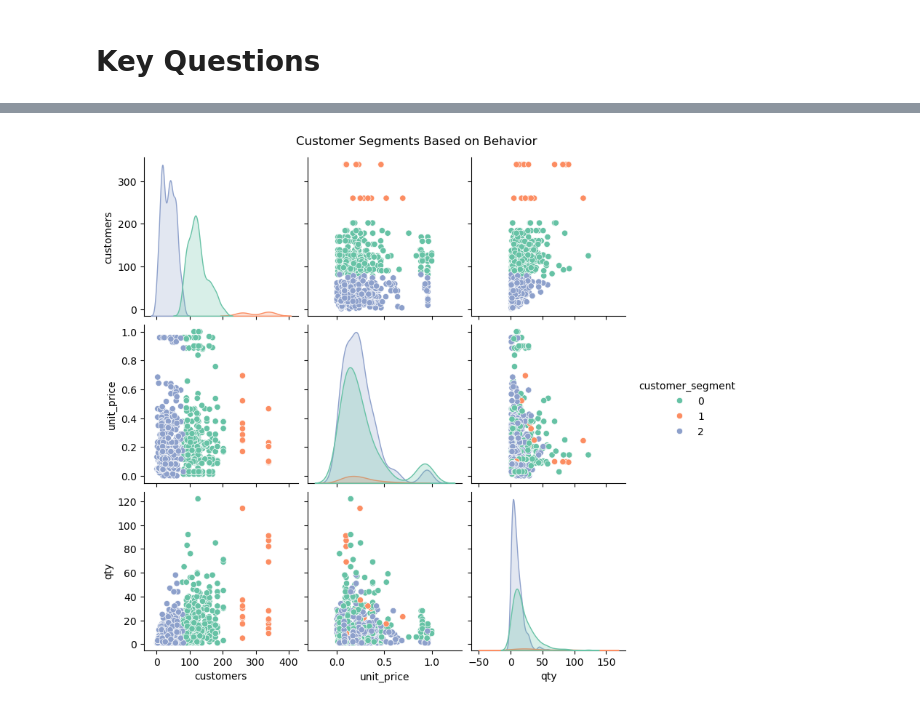
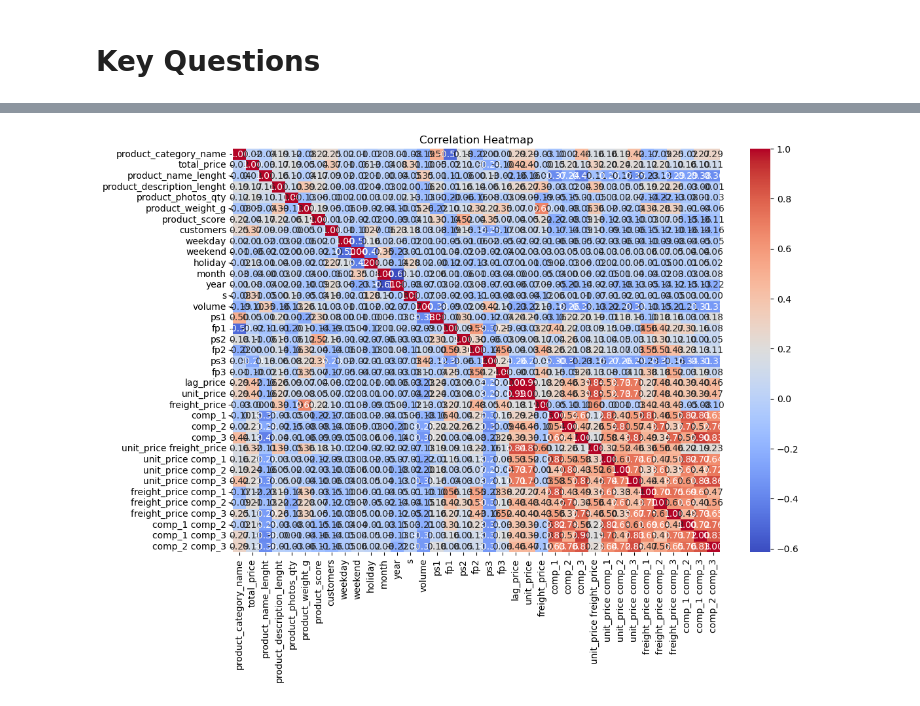
Before and after one commit to MiltonGreat/Price-Optimization, a Jupyter notebook: Retail Price Optimization.ipynb, the cells around one changed output, grey strips where cells are left out. Saved outputs shown, nothing was run; the diff lists cells and outputs as text; code cells hidden in the pictures.

```diff
--- a/Retail Price Optimization.ipynb
+++ b/Retail Price Optimization.ipynb
@@ -459,0 +580,23 @@ After fix - unit_price type: <class 'pandas.core.series.Series'>, shape: (676,)
+# %%
+# Step 1: Drop unnecessary columns
+data.drop(columns=['product_id'], inplace=True)
+
+# Step 2: Drop interaction features if not needed
+interaction_features = [col for col in data.columns if " " in col]
+print("Dropping interaction features:")
+print(interaction_features)
+data.drop(columns=interaction_features, inplace=True)
+
+# Step 3: Split data into features and target
+target_column = 'qty'
+X = data.drop(columns=[target_column])
+y = data[target_column]
+
+# Step 4: Train-test split
+from sklearn.model_selection import train_test_split
+X_train, X_test, y_train, y_test = train_test_split(X, y, test_size=0.2, random_state=42)
+
+# Step 5: Print final feature shapes
+print(f"Training Features Shape: {X_train.shape}")
+print(f"Testing Features Shape: {X_test.shape}")
+print(f"Target Shape: {y.shape}")
@@ -685,17 +696,13 @@ plt.show()
-# %%
-# Customer Segmentation
-# Cluster customers based on their purchase behavior for targeted pricing strategies.
-
-from sklearn.cluster import KMeans
-
-# Use customer behavior features for clustering
-customer_features = ['customers', 'unit_price', 'qty']
-kmeans = KMeans(n_clusters=3, random_state=42)
-data['customer_segment'] = kmeans.fit_predict(data[customer_features])
-
-# Visualize customer segments
-sns.pairplot(data, hue='customer_segment', vars=customer_features, palette="Set2")
-plt.suptitle("Customer Segments Based on Behavior", y=1.02)
-plt.show()
-# %% [output]
-[figure, removed]
+# %%
+# # Key Factors Influencing Product Demand and Pricing
+
+import seaborn as sns
+import matplotlib.pyplot as plt
+
+corr_matrix = X_train.corr()
+plt.figure(figsize=(12, 8))
+sns.heatmap(corr_matrix, annot=True, cmap='coolwarm', fmt='.2f')
+plt.title("Correlation Heatmap")
+plt.show()
+# %% [output]
+[figure, added]
```
Also changed, not shown: parts of 26 cells of this notebook.
